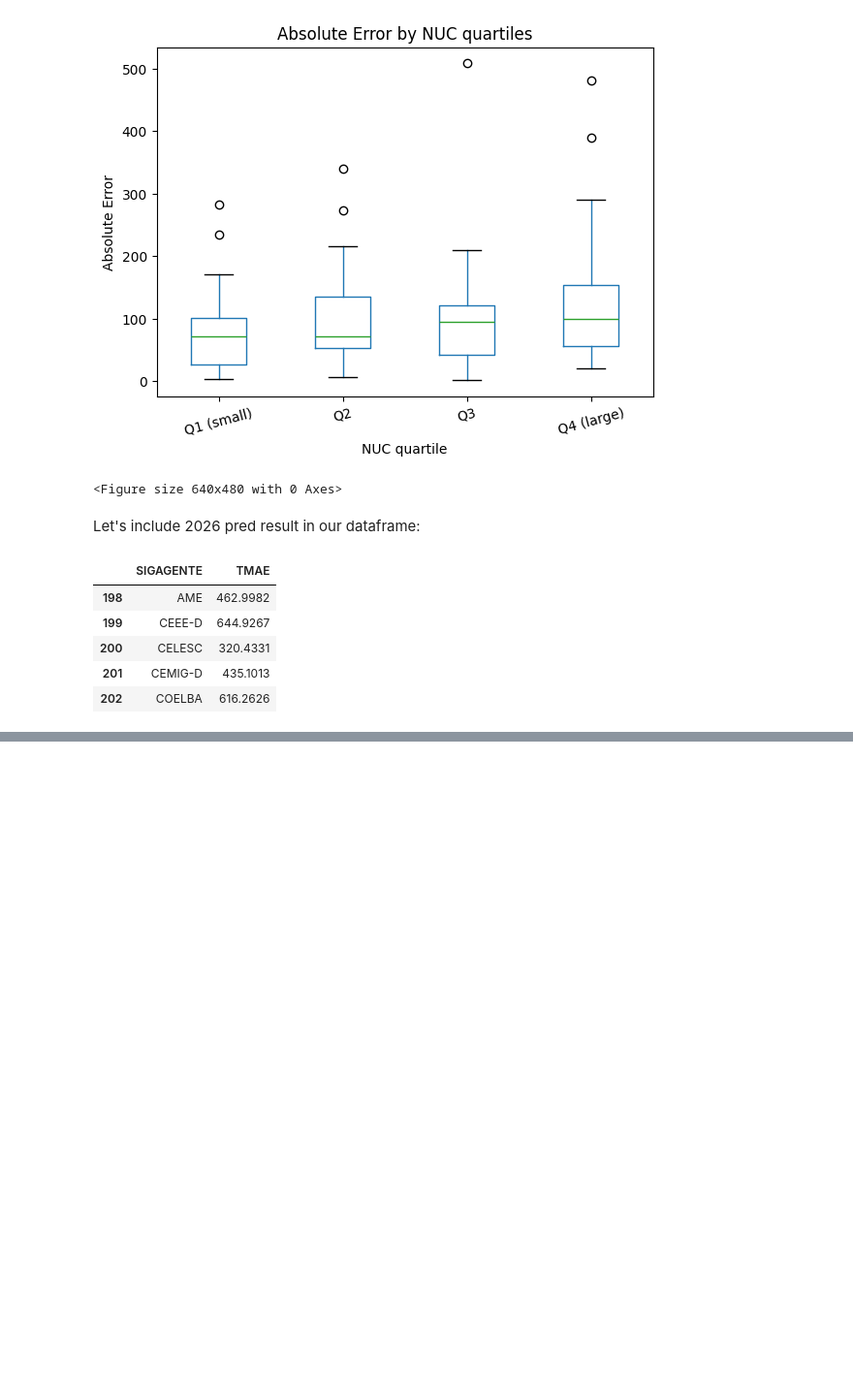
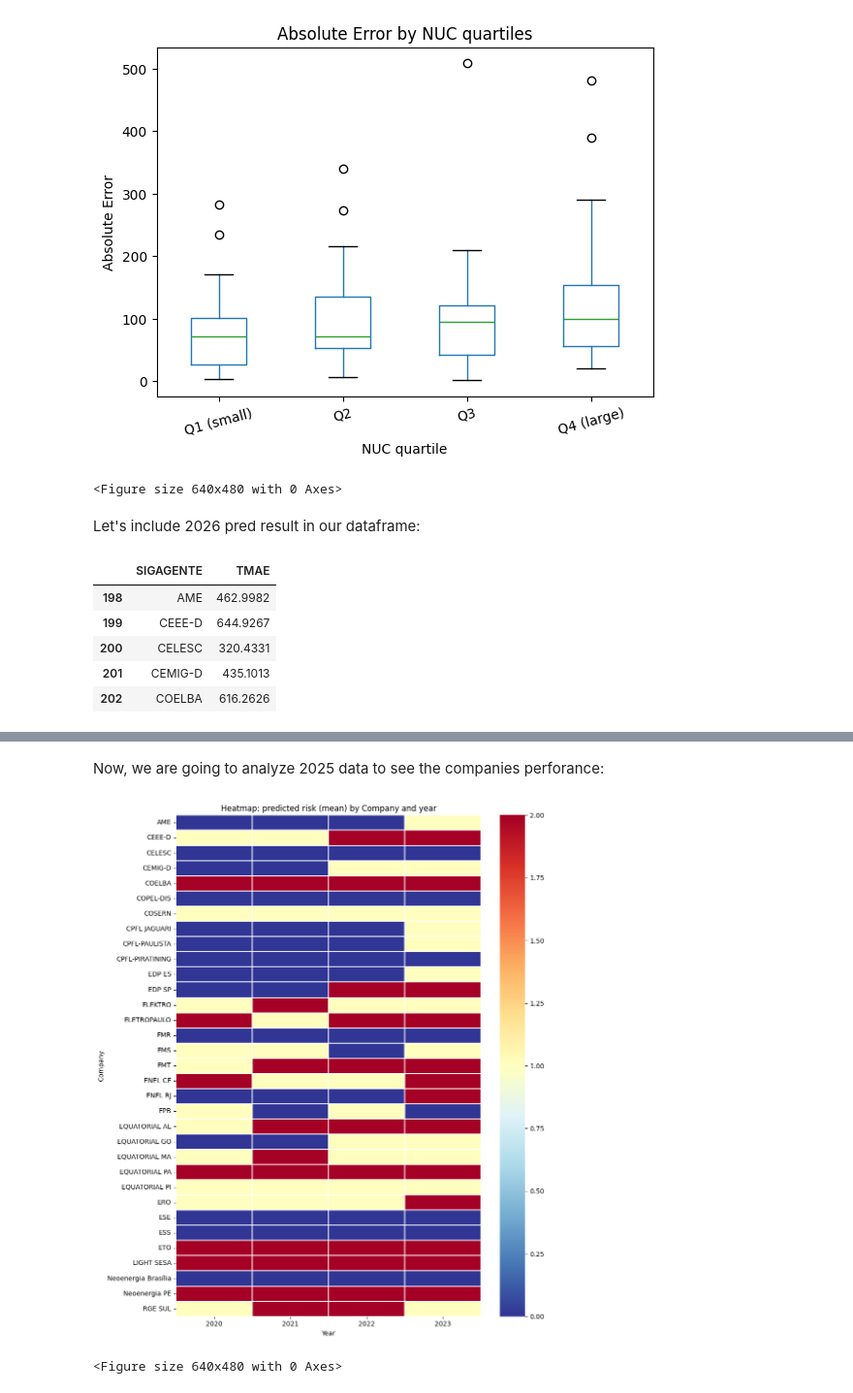
Before and after one commit to isabellacalfa/tmae-analysis, a Jupyter notebook: notebook-analysis.ipynb, the cells around one changed output, grey strips where cells are left out. Shown at 97% size. Saved outputs shown, nothing was run; the diff lists cells and outputs as text; code cells hidden in the pictures; blank space fills up the shorter version.

```diff
--- a/notebook-analysis.ipynb
+++ b/notebook-analysis.ipynb
@@ -1146,0 +1376,29 @@ plt.show()
+# %% [markdown]
+Now, we are going to analyze 2025 data to see the companies perforance:
+# %%
+trend = (
+    df_pred.groupby(['SIGAGENTE', 'ANOINDICE'])
+    .agg(
+        risk_mean_pred=('risk_pred', 'mean'),
+        risk_mean_true=('risk_true', 'mean'),
+        n=('risk_pred', 'count')
+    )
+    .reset_index()
+    .sort_values(['SIGAGENTE', 'ANOINDICE'])
+)
+
+
+pivot = trend.pivot(index='SIGAGENTE', columns='ANOINDICE', values='risk_mean_pred')
+
+plt.figure(figsize=(10, max(4, 0.35 * len(pivot))))
+sns.heatmap(pivot, cmap='RdYlBu_r', linewidths=0.3)
+plt.title('Heatmap: predicted risk (mean) by Company and year')
+plt.xlabel('Year')
+plt.ylabel('Company')
+plt.tight_layout()
+plt.show()
+# Save image:
+plt.savefig(os.path.join(IMAGES_PATH, 'LR-predicted-risk-heatmap.png'))
+# %% [output]
+[figure, added]
+<Figure size 640x480 with 0 Axes>
```
Also changed, not shown: parts of 46 cells of this notebook, 7 other files.
